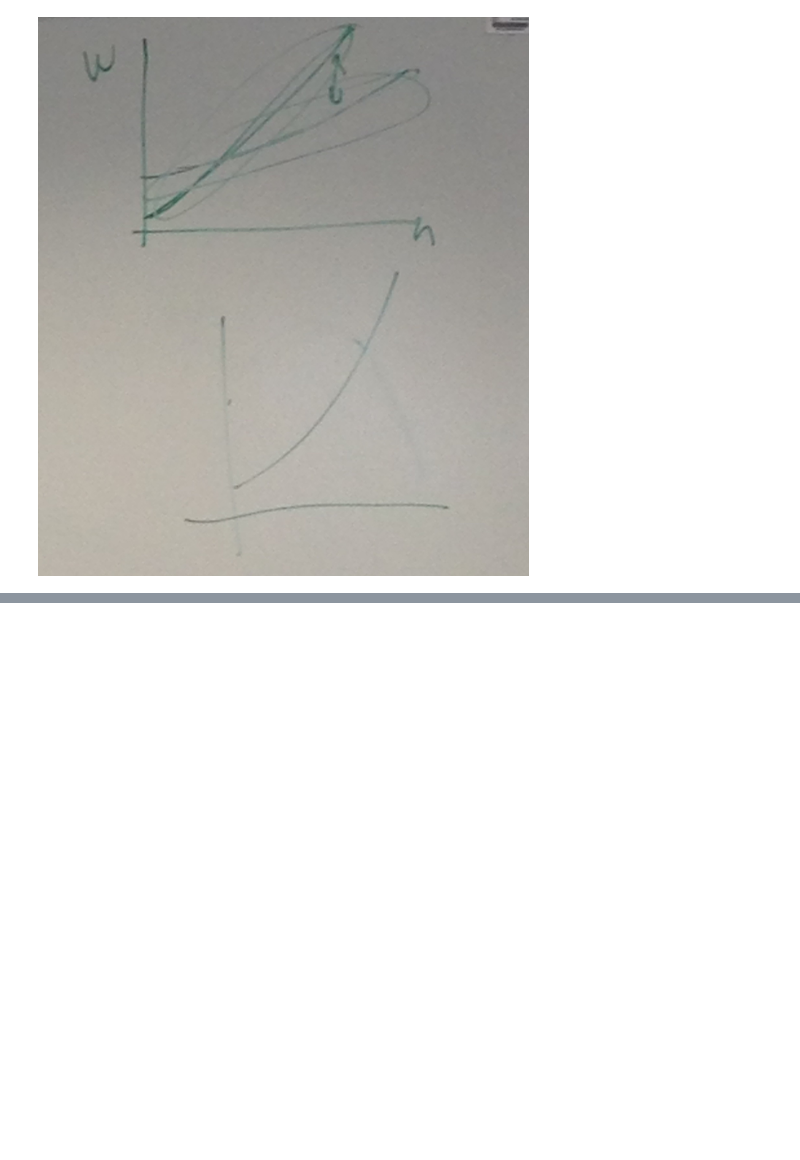
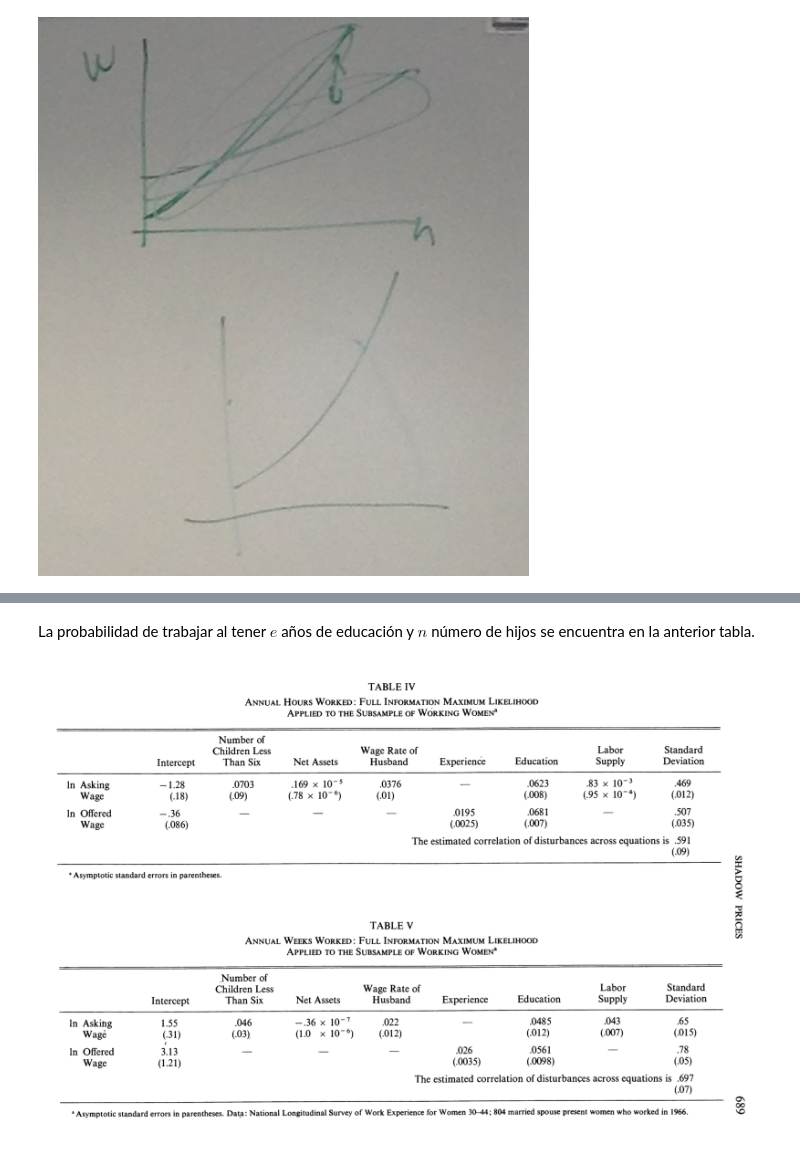
Before and after one commit to german1122/Clases-Eco-Aplicada, a Jupyter notebook: Clase5-EcoAplicada.ipynb, the cells around one changed output, grey strips where cells are left out. Cells and saved outputs as stored; diff of their text form; code cells hidden in the pictures; blank space fills up the shorter version.

```diff
--- a/Clase5-EcoAplicada.ipynb
+++ b/Clase5-EcoAplicada.ipynb
@@ -98,0 +111,7 @@ Image(filename='pic2clase5.jpg')
+# %% [markdown]
+La probabilidad de trabajar al tener $e$ años de educación y $n$ número de hijos se encuentra en la anterior tabla.
+# %%
+from IPython.display import Image
+Image(filename='pic6clase5.png')
+# %% [output]
+[figure, added]
```
Also changed, not shown: parts of 6 cells of this notebook.
